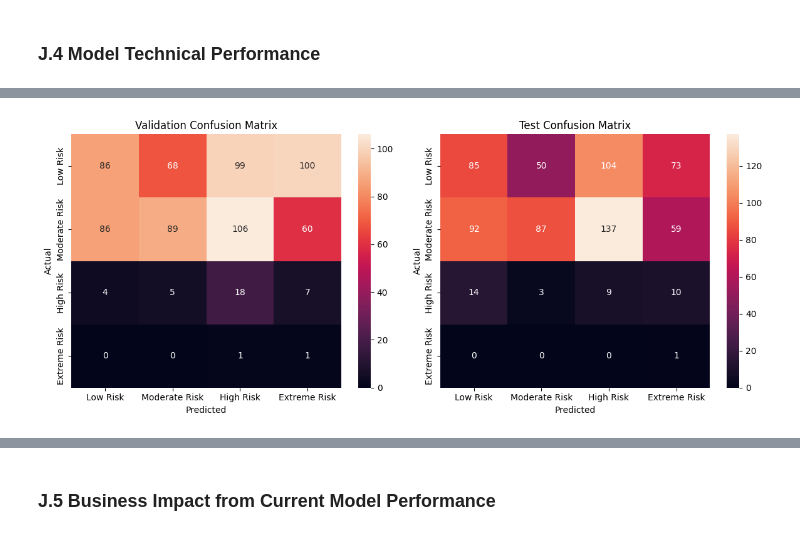
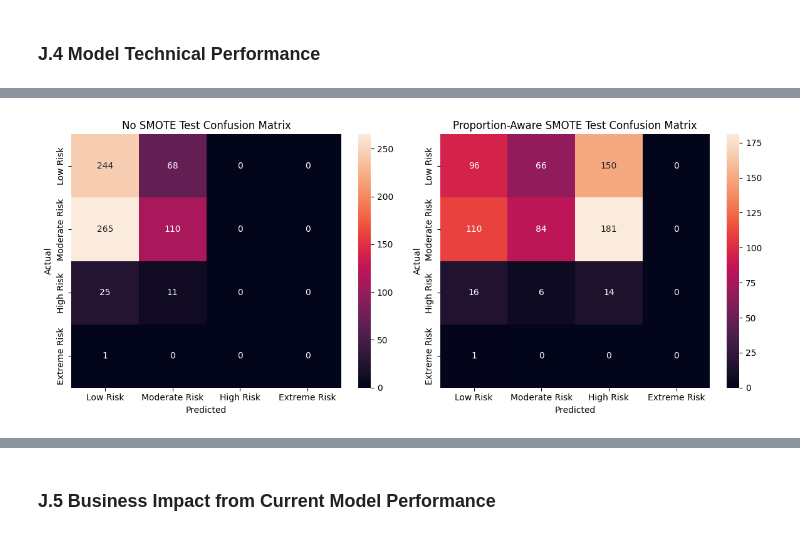
Before and after one commit to RP28/36120-26SP-AT2-26294153-experiments, a Jupyter notebook: notebooks/weather_hazard/36120_26SP_AT2_26294153_experiment_2.ipynb, the cells around one changed output, grey strips where cells are left out. Drawn from its saved outputs; the diff is of its cells as text; code cells hidden in the pictures.

```diff
--- a/notebooks/weather_hazard/36120_26SP_AT2_26294153_experiment_2.ipynb
+++ b/notebooks/weather_hazard/36120_26SP_AT2_26294153_experiment_2.ipynb
@@ -1628,0 +514,22 @@ display(optuna_best_params.set_index("target"))
+# %%
+optuna_space = {
+    "sampling_multiplier": optuna.distributions.FloatDistribution(20.0, 30.0, log=True),
+    "k_neighbors": optuna.distributions.IntDistribution(6, 8),
+    "estimator__C": optuna.distributions.FloatDistribution(1e-2, 1e-1, log=True),
+    "estimator__l1_ratio": optuna.distributions.FloatDistribution(0.7, 1.0)
+}
+
+search = OptunaSearchCV(
+    estimator=make_smote_classifier(
+        LogisticRegression(penalty="elasticnet", solver="saga", fit_intercept=True, max_iter=5000, random_state=42),
+        random_state=42
+    ),
+    param_distributions=optuna_space,
+    n_trials=50,
+    scoring=classification_scorer,
+    refit=True,
+    return_train_score=True,
+    random_state=42
+)
+
+search.fit(X_train, y_train)
@@ -1628,0 +548,10 @@ display(optuna_best_params.set_index("target"))
+# %%
+final_model = search.best_estimator_
+
+best_model_results = pd.DataFrame([{
+    **search.best_params_,
+    f"train_{primary_metric}": severity_weighted_recall(y_train, final_model.predict(X_train)),
+    f"val_{primary_metric}": severity_weighted_recall(y_val, final_model.predict(X_val))
+}])
+
+display(best_model_results.round(4))
@@ -1688,13 +609,18 @@ Moderate Risk       0.55      0.26      0.35       341
 # %%
+class_names = [at2.features.WHC_LABELS[class_id] for class_id in class_ids]
+baseline_test_predictions = no_smote_model.predict(X_test)
+smote_test_predictions = final_model.predict(X_test)
+
 figure, axes = plt.subplots(1, 2, figsize=(12, 5))
 
-for ax, predictions, actual, title in [
-    (axes[0], validation_predictions, y_validation[target_name], "Validation Confusion Matrix"),
-    (axes[1], test_predictions, y_test[target_name], "Test Confusion Matrix")
+for ax, predictions, title in [
+    (axes[0], baseline_test_predictions, "No SMOTE Test Confusion Matrix"),
+    (axes[1], smote_test_predictions, "Proportion-Aware SMOTE Test Confusion Matrix")
 ]:
-    matrix = confusion_matrix(actual, predictions, labels=class_ids)
+    matrix = confusion_matrix(y_test, predictions, labels=class_ids)
     sns.heatmap(matrix, annot=True, fmt="d", xticklabels=class_names, yticklabels=class_names, ax=ax)
     ax.set(title=title, xlabel="Predicted", ylabel="Actual")
+
 figure.tight_layout()
 # %% [output]
-[figure, old version]
+[figure, new version]
```
Also changed, not shown: parts of 160 cells of this notebook, 4 other files.
